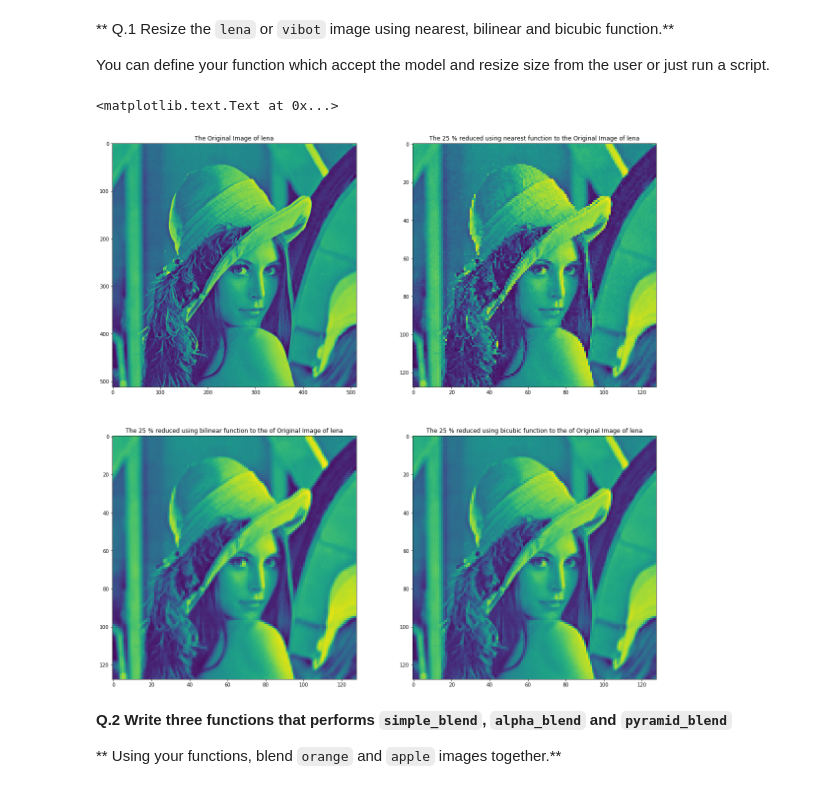
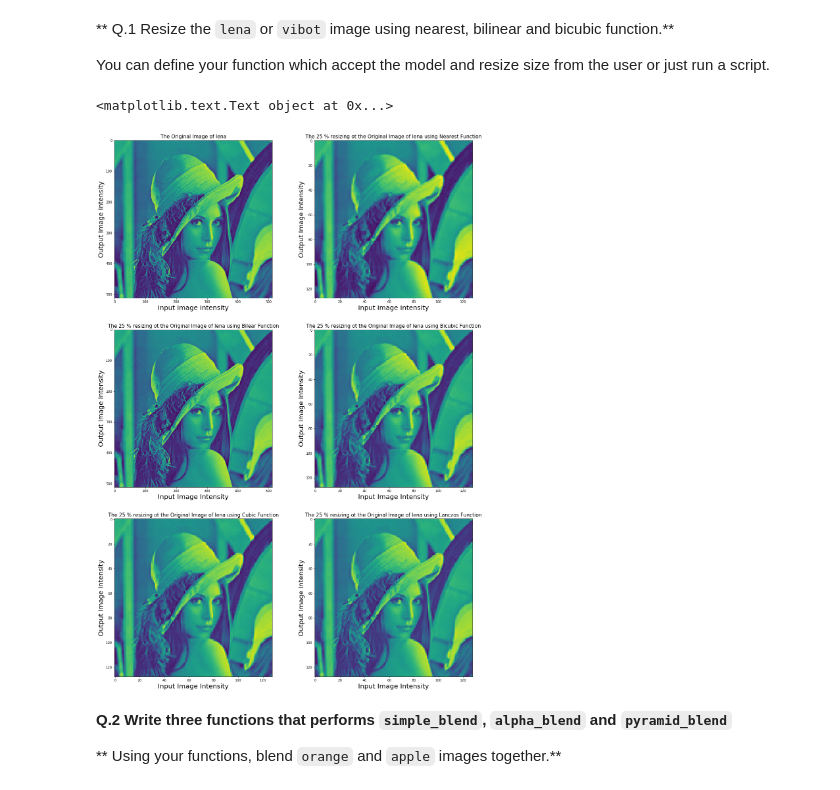
Before and after one commit to kamruleee51/B31XB-IIP-TP-1718, a Jupyter notebook: 3-interpolation-blending/3-interpolation-blending.ipynb, the cells around one changed output. Saved outputs shown, nothing was run; the diff lists cells and outputs as text; code cells hidden in the pictures.

```diff
--- a/3-interpolation-blending/3-interpolation-blending.ipynb
+++ b/3-interpolation-blending/3-interpolation-blending.ipynb
@@ -49,23 +49,47 @@ Pretty printing has been turned ON
 
 You can define your function which accept the model and resize size from the user or just run a script.
 # %%
+#import of the lena's image from the devices
 img_path = './images/'
 img_name = 'lena-grey.bmp'
 lena_grey_path = img_path.__add__(img_name)
-lena_grey = io.imread(lena_grey_path)
-fig, axes = plt.subplots(nrows=2, ncols=2, figsize=(20, 20))
-ax0, ax1, ax2, ax3 = axes.ravel()
+lena_grey = io.imread(lena_grey_path, as_grey=True)
+#Declaration of the subplot to visualize the images after and before  resizing
+fig, axes = plt.subplots(nrows=3, ncols=2, figsize=(20, 30))
+ax0, ax1, ax2, ax3, ax4, ax5 = axes.ravel()
+#transformation functions are implemented
+im_nearest = misc.imresize(lena_grey, 25, interp='nearest', mode=None)
+im_bilinear =misc.imresize(lena_grey, 25, interp='bilinear', mode=None)
+im_bicubic =misc.imresize(lena_grey, 25, interp='bicubic', mode=None)
+im_cubic = misc.imresize(lena_grey, 25, interp='cubic', mode=None)
+im_lanczos = misc.imresize(lena_grey, 25, interp='lanczos', mode=None)
+#showing of the output resised images
 ax0.imshow(lena_grey)
-im_nearest = (misc.imresize(lena_grey, 25, interp='nearest', mode=None))
-ax1.imshow(im_nearest)
-im_bilinear = (misc.imresize(lena_grey, 25, interp='bilinear', mode=None))
-ax2.imshow(im_bilinear)
-im_bicubic = (misc.imresize(lena_grey, 25, interp='bicubic', mode=None))
+ax1.imshow(im_bilinear)
+ax2.imshow(lena_grey)
 ax3.imshow(im_bicubic)
-ax0.set_title('The Original Image of lena')
-ax1.set_title('The 25 % reduced using nearest function to the Original Image of lena')
-ax2.set_title('The 25 % reduced using bilinear function to the of Original Image of lena')
-ax3.set_title('The 25 % reduced using bicubic function to the of Original Image of lena')
+ax4.imshow(im_cubic)
+ax5.imshow(im_lanczos)
+#define axis and title of the output images
+ax0.set_title('The Original Image of lena',fontsize=15)
+ax1.set_title('The 25 % resizing ot the Original Image of lena using Nearest Function',fontsize=15)
+ax2.set_title('The 25 % resizing ot the Original Image of lena using Bilear Function',fontsize=15)
+ax3.set_title('The 25 % resizing ot the Original Image of lena using Bicubic Function',fontsize=15)
+ax4.set_title('The 25 % resizing ot the Original Image of lena using Cubic Function',fontsize=15)
+ax5.set_title('The 25 % resizing ot the Original Image of lena using Lanczos Function',fontsize=15)
+#setting the axis of the images
+ax0.set_xlabel('Input Image Intensity',fontsize=20)
+ax0.set_ylabel('Output Image Intensity',fontsize=20)
+ax1.set_xlabel('Input Image Intensity',fontsize=20)
+ax1.set_ylabel('Output Image Intensity',fontsize=20)
+ax2.set_xlabel('Input Image Intensity',fontsize=20)
+ax2.set_ylabel('Output Image Intensity',fontsize=20)
+ax3.set_xlabel('Input Image Intensity',fontsize=20)
+ax3.set_ylabel('Output Image Intensity',fontsize=20)
+ax4.set_xlabel('Input Image Intensity',fontsize=20)
+ax4.set_ylabel('Output Image Intensity',fontsize=20)
+ax5.set_xlabel('Input Image Intensity',fontsize=20)
+ax5.set_ylabel('Output Image Intensity',fontsize=20)
 # %% [output]
-<matplotlib.text.Text at 0x...>
+<matplotlib.text.Text object at 0x...>
-[figure, old version]
+[figure, new version]
```
Also changed, not shown: parts of 4 cells of this notebook.
